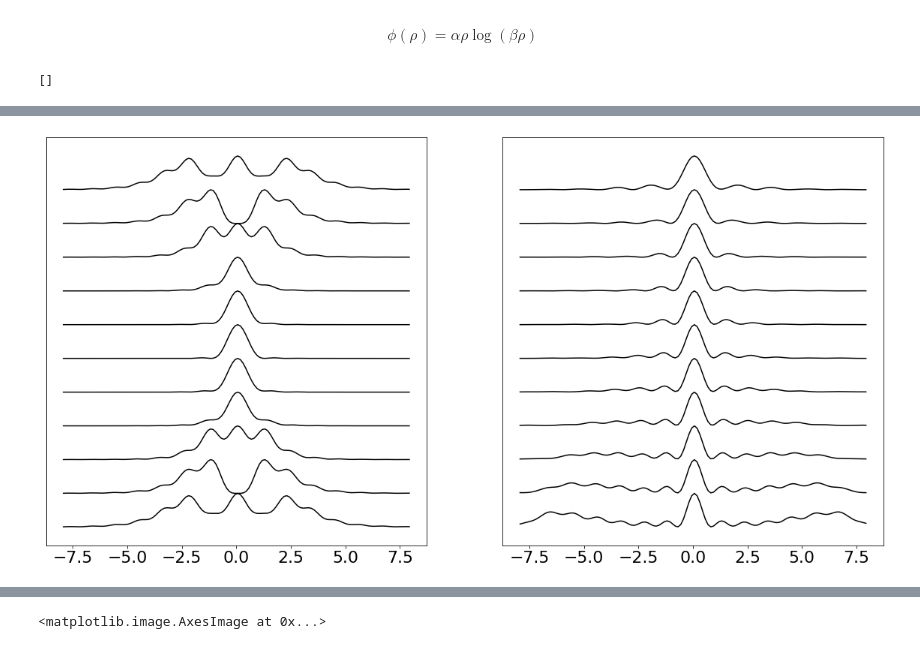
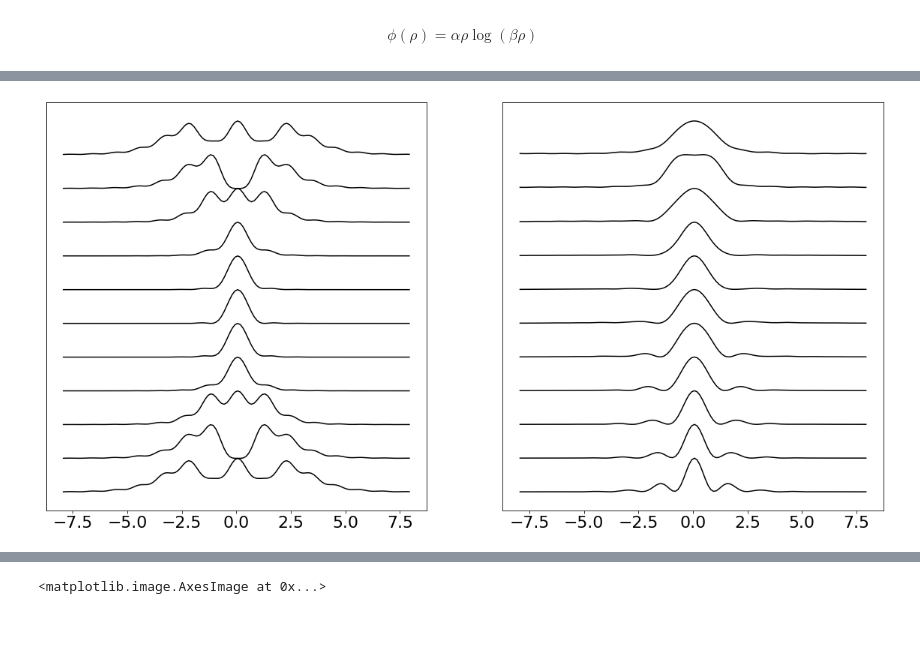
Before and after one commit to djbradyAtOpticalSciencesArizona/computationalImaging, a Jupyter notebook: coherence/focus.ipynb, the cells around one changed output, grey strips where cells are left out. Drawn from its saved outputs; the diff is of its cells as text; code cells hidden in the pictures.

```diff
--- a/coherence/focus.ipynb
+++ b/coherence/focus.ipynb
@@ -213,8 +213,8 @@ ax1.plot(x[960:1088],impulse[960:1088,1024]+w, 'k')
 ax1.set_yticks([])
 #
 # now with a log asphere
-alpha=100;beta=.5
-pmod=pupil(np.sqrt(U**2+V**2))*np.exp(1j*alpha*np.sqrt(U**2+V**2)*np.log(beta*(np.sqrt(U**2+V**2)+1)))
+alpha=150;beta=1.15
+pmod=pupil(np.sqrt(U**2+V**2))*np.exp(1j*alpha*(U**2+V**2+ .25)*np.log(beta*(U**2+V**2+.25)))
 w=-5
 p=np.exp(2*np.pi*1j*w*(U**2+V**2))*pmod
 impulse=np.abs(np.fft.fftshift(np.fft.fft2(p)))**2
@@ -282,7 +282,6 @@ m=np.max(impulse)
 impulse=impulse/m
 ax2.plot(x[960:1088],impulse[960:1088,1024]+w, 'k')
 ax2.set_yticks([])
-#plt.savefig('logDefocusPSF.pdf')
-#files.download('logDefocusPSF.pdf')
+plt.savefig('logDefocusPSF.pdf')
+files.download('logDefocusPSF.pdf')
 # %% [output]
-[]
@@ -289,4 +290,4 @@ ax2.set_yticks([])
-[figure, old version]
+[figure, new version]
 # %%
 fig, ax =plt.subplots()
 plt.rcParams['figure.figsize'] = [20, 10]
```
Also changed, not shown: parts of 3 cells of this notebook.
